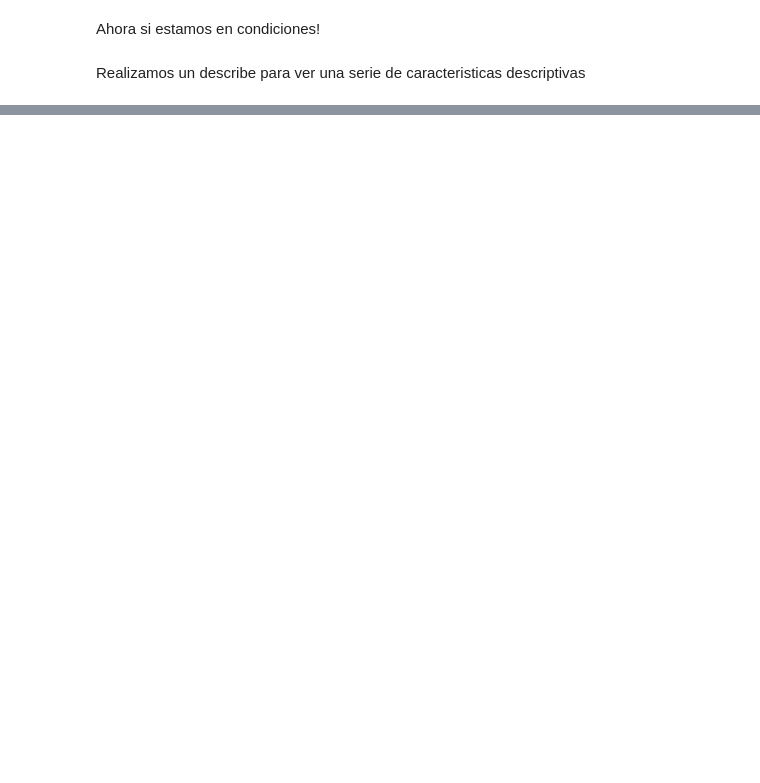
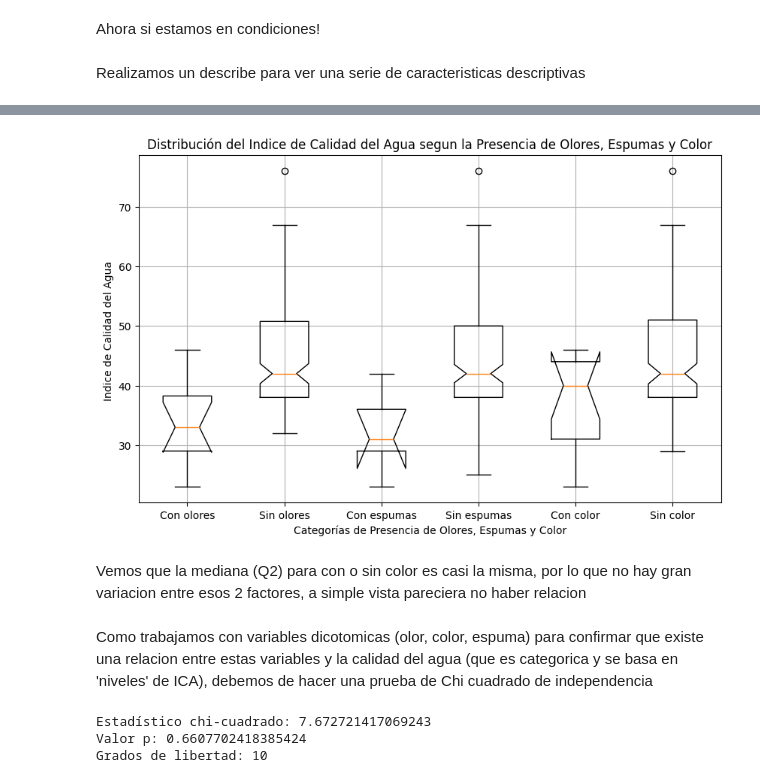
Before and after one commit to muller10000/tp-especial-ciencia-datos, a Jupyter notebook: Ejercicioespecial.ipynb, the cells around one changed output, grey strips where cells are left out. Saved outputs shown, nothing was run; the diff lists cells and outputs as text; code cells hidden in the pictures; blank space fills up the shorter version.

```diff
--- a/Ejercicioespecial.ipynb
+++ b/Ejercicioespecial.ipynb
@@ -453,0 +686,40 @@ Podemos observar lo siguiente:
+# %%
+plt.figure(figsize=(10,6))
+plt.boxplot([
+    copy_dataset[copy_dataset["olores"] == 1.0]["ica"],
+    copy_dataset[copy_dataset["olores"] == 0]["ica"],
+    copy_dataset[copy_dataset["espumas"] == 1.0]["ica"],
+    copy_dataset[copy_dataset["espumas"] == 0]["ica"],
+    copy_dataset[copy_dataset["color"] == 1.0]["ica"],
+    copy_dataset[copy_dataset["color"] == 0]["ica"]
+    ],labels=["Con olores", "Sin olores","Con espumas", "Sin espumas","Con color", "Sin color"],notch=True)
+
+plt.xlabel("Categorías de Presencia de Olores, Espumas y Color")
+plt.ylabel("Indice de Calidad del Agua ")
+plt.title("Distribución del Indice de Calidad del Agua segun la Presencia de Olores, Espumas y Color")
+plt.grid(True)
+plt.show()
+# %% [output]
+[figure, added]
+# %% [markdown]
+Vemos que la mediana (Q2) para con o sin color es casi la misma, por lo que no hay gran variacion entre esos 2 factores, a simple vista pareciera no haber relacion
+# %% [markdown]
+Como trabajamos con variables dicotomicas (olor, color, espuma) para confirmar que existe una relacion entre estas variables y la calidad del agua (que es categorica y se basa en 'niveles' de ICA), debemos de hacer una prueba de Chi cuadrado de independencia
+# %%
+from scipy.stats import chi2_contingency
+
+# Crear una tabla de contingencia
+contingency_table = pd.crosstab(index=[copy_dataset['olores'], copy_dataset['color'], copy_dataset['espumas']],
+                                columns=copy_dataset['calidad_de_agua'])
+
+# Realizar la prueba de chi-cuadrado
+chi2, p, dof, expected = chi2_contingency(contingency_table)
+
+# Imprimir resultados
+print(f"Estadístico chi-cuadrado: {chi2}")
+print(f"Valor p: {p}")
+print(f"Grados de libertad: {dof}")
+# %% [output]
+Estadístico chi-cuadrado: 7.672721417069243
+Valor p: 0.6607702418385424
+Grados de libertad: 10
```
Also changed, not shown: parts of 91 cells of this notebook, 2 other files.
